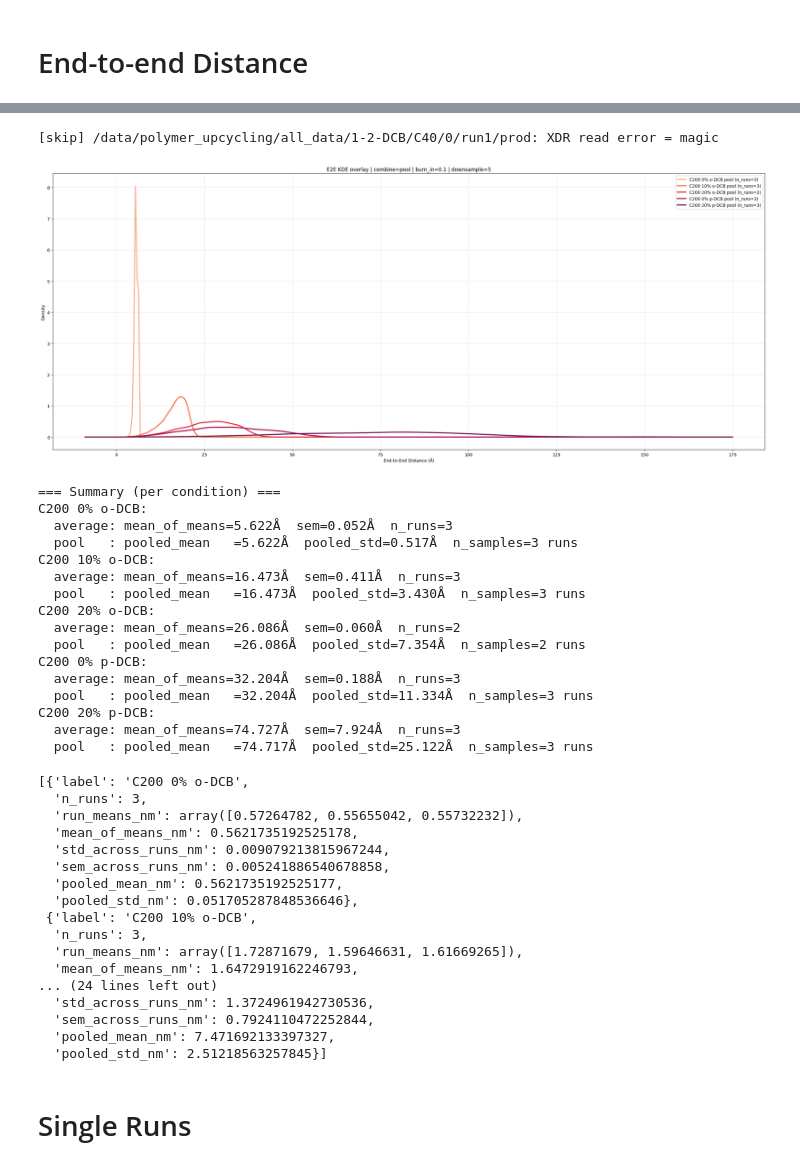
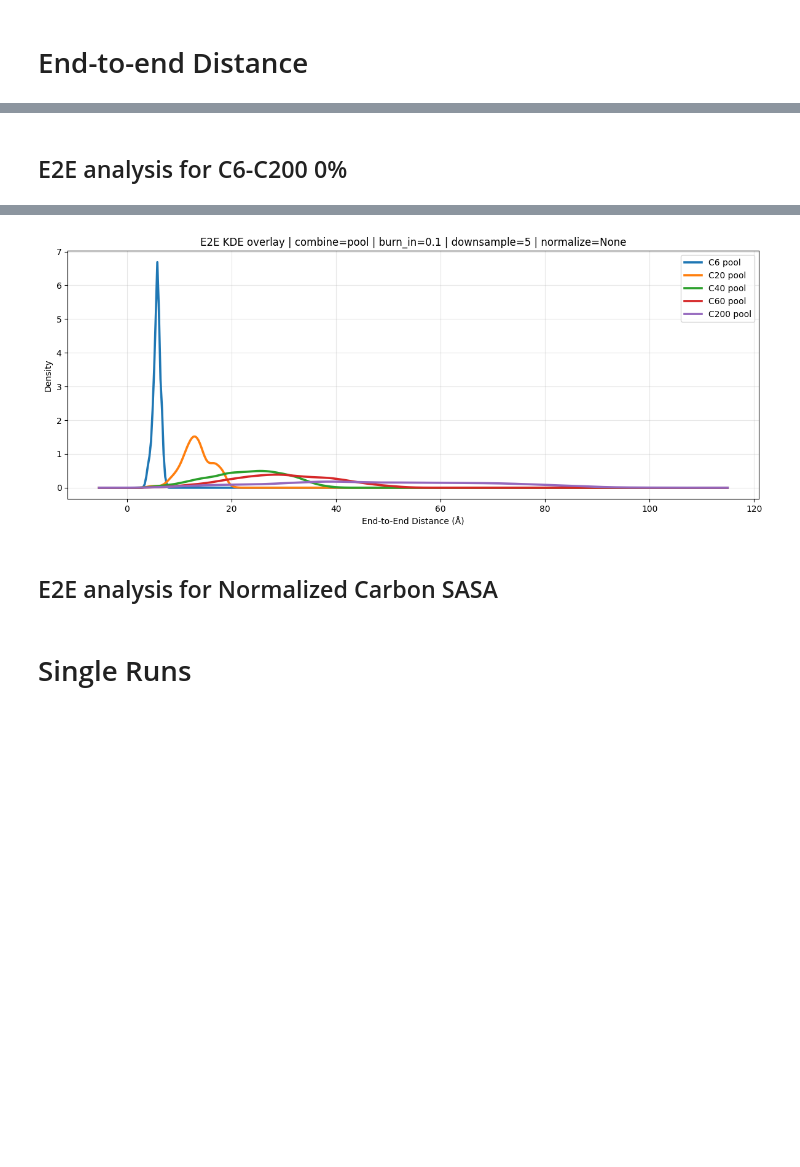
Before and after one commit to ignaciomigliaro/polymer_analysis, a Jupyter notebook: data_analysis.ipynb, the cells around one changed output, grey strips where cells are left out. Saved outputs shown, nothing was run; the diff lists cells and outputs as text; code cells hidden in the pictures; blank space fills up the shorter version.

```diff
--- a/data_analysis.ipynb
+++ b/data_analysis.ipynb
@@ -82,13 +166,15 @@ e2e_analysis.plot_e2e_overlay(
+# %% [markdown]
+## E2E analysis for C6-C200 0%
 # %%
-e2e_analysis2.plot_e2e_overlay(
-    ["/data/polymer_upcycling/all_data/1-2-DCB/C6/0/run1/prod",
-     "/data/polymer_upcycling/all_data/1-2-DCB/C20/0/run1/prod",
-     "/data/polymer_upcycling/all_data/1-2-DCB/C40/0/run1/prod",
-     "/data/polymer_upcycling/all_data/1-2-DCB/C60/0/run1/prod",
-     "/data/polymer_upcycling/all_data/1-2-DCB/80/0/run1/prod",
-     "/data/polymer_upcycling/all_data/1-2-DCB/C200/0/run1/prod",
+e2e_analysis.plot_e2e_overlay(
+    ["/data/polymer_upcycling/all_data/1-2-DCB/C6/10/run1/prod",
+     "/data/polymer_upcycling/all_data/1-2-DCB/C20/10/run1/prod",
+     "/data/polymer_upcycling/all_data/1-2-DCB/C40/10/run1/prod",
+     "/data/polymer_upcycling/all_data/1-2-DCB/C60/10/run1/prod",
+     "/data/polymer_upcycling/all_data/1-2-DCB/C80/10/run1/prod",
+     "/data/polymer_upcycling/all_data/1-2-DCB/C200/10/run1/prod",
      ],
-    labels=["C6", "C20", "C40 20%","C60","C80","C200"],
+    labels=["C6", "C20", "C40","C60","C80","C200"],
     runs=(1,2,3),
     mode="kde",
     combine="pool",           # <-- plots pooled (solid) and average (dashed)
@@ -118,38 +204,6 @@ AttributeError: 'XTCReader' object has no attribute '_xdr'
-[skip] /data/polymer_upcycling/all_data/1-2-DCB/C40/0/run1/prod: XDR read error = magic
-[figure, old version]
+[figure, new version]
-=== Summary (per condition) ===
-C200 0% o-DCB:
-  average: mean_of_means=5.622Å  sem=0.052Å  n_runs=3
-  pool   : pooled_mean   =5.622Å  pooled_std=0.517Å  n_samples=3 runs
-C200 10% o-DCB:
-  average: mean_of_means=16.473Å  sem=0.411Å  n_runs=3
-  pool   : pooled_mean   =16.473Å  pooled_std=3.430Å  n_samples=3 runs
-C200 20% o-DCB:
-  average: mean_of_means=26.086Å  sem=0.060Å  n_runs=2
-  pool   : pooled_mean   =26.086Å  pooled_std=7.354Å  n_samples=2 runs
-C200 0% p-DCB:
-  average: mean_of_means=32.204Å  sem=0.188Å  n_runs=3
-  pool   : pooled_mean   =32.204Å  pooled_std=11.334Å  n_samples=3 runs
-C200 20% p-DCB:
-  average: mean_of_means=74.727Å  sem=7.924Å  n_runs=3
-  pool   : pooled_mean   =74.717Å  pooled_std=25.122Å  n_samples=3 runs
-[{'label': 'C200 0% o-DCB',
-  'n_runs': 3,
-  'run_means_nm': array([0.57264782, 0.55655042, 0.55732232]),
-  'mean_of_means_nm': 0.5621735192525178,
-  'std_across_runs_nm': 0.009079213815967244,
-  'sem_across_runs_nm': 0.005241886540678858,
-  'pooled_mean_nm': 0.5621735192525177,
-  'pooled_std_nm': 0.051705287848536646},
- {'label': 'C200 10% o-DCB',
-  'n_runs': 3,
-  'run_means_nm': array([1.72871679, 1.59646631, 1.61669265]),
-  'mean_of_means_nm': 1.6472919162246793,
-... (24 lines left out)
-  'std_across_runs_nm': 1.3724961942730536,
-  'sem_across_runs_nm': 0.7924110472252844,
-  'pooled_mean_nm': 7.471692133397327,
-  'pooled_std_nm': 2.51218563257845}]
+# %% [markdown]
+## E2E analysis for Normalized Carbon SASA
 # %% [markdown]
 # Single Runs
 # %% [markdown]
```
Also changed, not shown: parts of 8 cells of this notebook, 2 other files.
